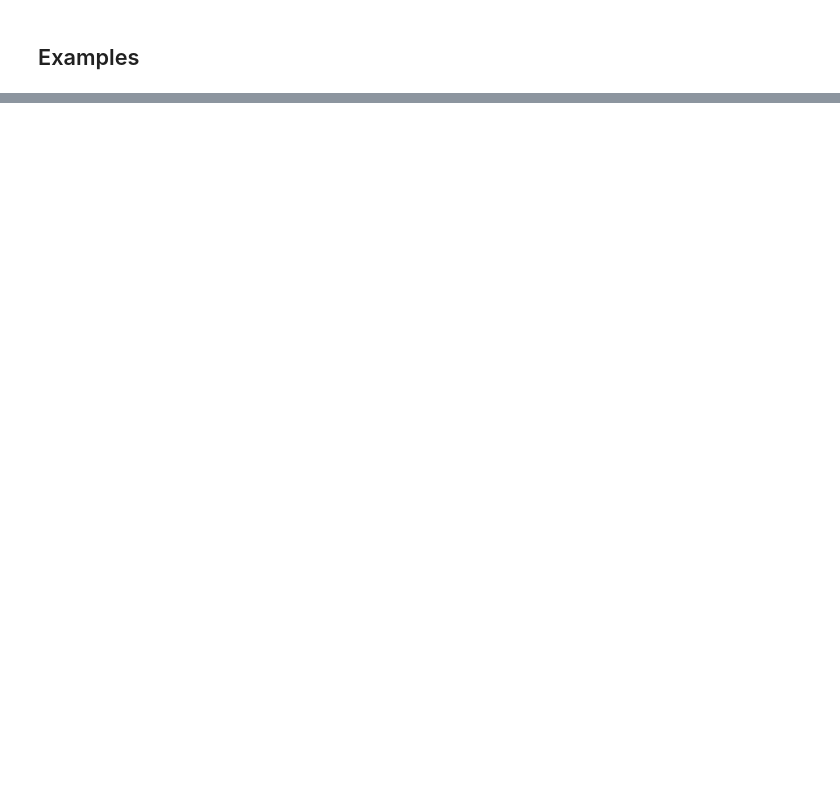
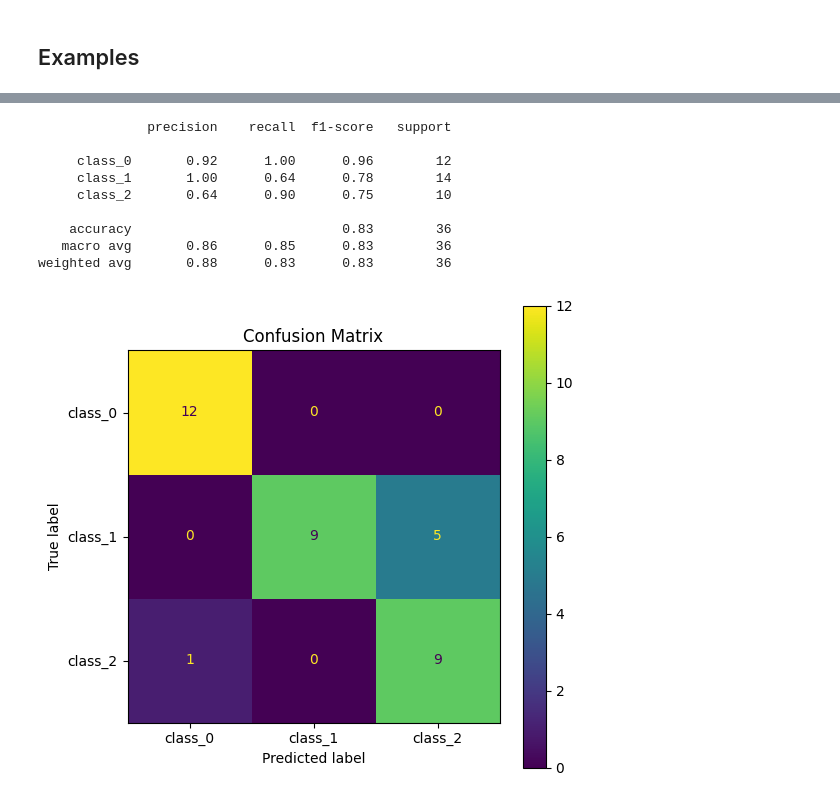
Before and after one commit to ChunFuYang/INDE577_Project, a Jupyter notebook: Supervised/K Nearest Neighbors/K_Nearest_Neighbors.ipynb, the cells around one changed output, grey strips where cells are left out. Drawn from its saved outputs; the diff is of its cells as text; code cells hidden in the pictures; blank space fills up the shorter version.

```diff
--- a/Supervised/K Nearest Neighbors/K_Nearest_Neighbors.ipynb
+++ b/Supervised/K Nearest Neighbors/K_Nearest_Neighbors.ipynb
@@ -54,0 +137,24 @@ for i in range(5):
+# %%
+knn = KNeighborsClassifier(n_neighbors=10)
+knn.fit(X_train, y_train)
+y_pred = knn.predict(X_test)
+
+print(classification_report(y_test, y_pred, target_names=class_names))
+
+cm = confusion_matrix(y_test, y_pred)
+disp = ConfusionMatrixDisplay(confusion_matrix=cm, display_labels=class_names)
+fig, ax = plt.subplots(figsize=(6, 6))
+disp.plot(ax=ax)
+plt.title("Confusion Matrix")
+plt.show()
+# %% [output]
+              precision    recall  f1-score   support
+
+     class_0       0.92      1.00      0.96        12
+     class_1       1.00      0.64      0.78        14
+     class_2       0.64      0.90      0.75        10
+
+    accuracy                           0.83        36
+   macro avg       0.86      0.85      0.83        36
+weighted avg       0.88      0.83      0.83        36
+[figure, added]
```
Also changed, not shown: parts of 15 cells of this notebook, 4 other files.
